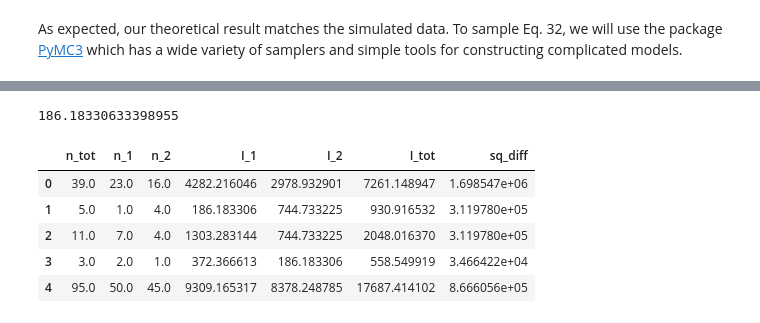
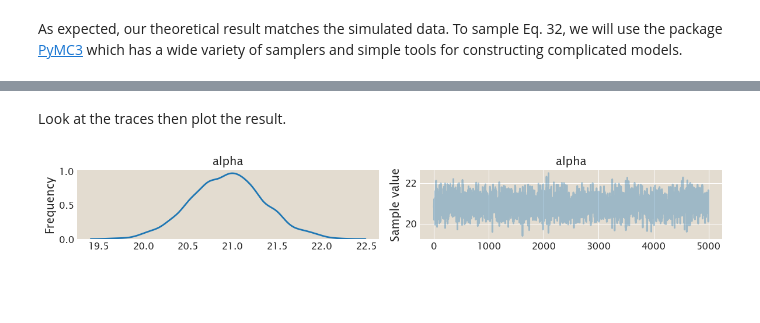
Before and after one commit to RPGroup-PBoC/mscl_survival, a Jupyter notebook: code/calibration_factor_parameter_estimation.ipynb, the cells around one changed output, grey strips where cells are left out. Drawn from its saved outputs; the diff is of its cells as text; code cells hidden in the pictures; blank space fills up the shorter version.

```diff
--- a/code/calibration_factor_parameter_estimation.ipynb
+++ b/code/calibration_factor_parameter_estimation.ipynb
@@ -230,12 +239,9 @@ Rather than jumping immediately into analyzing *real* data, we can test it on so
 To ensure that this type of inference is appropriate, we will generate a fake data set in which the calibration factor and the background fluorescence is known *a priori*. We can choose values that are physically realistic, as is done in the code cell below.
 # %%
 # Set the parameters to generate the data set.
-n_cells = 200
+n_cells = 1000
 max_proteins = 100
-sigma = 20
-alpha_seed = np.random.normal(200, sigma)
-# alpha_seed = 50
-# alpha_0 = 0
+alpha_seed = np.random.normal(50, 10)
 
 # Set the parent protein copy numbers and partition into children.
 n_tot = (np.random.rand(n_cells) * max_proteins).astype(int)
@@ -279,5 +284,26 @@ _ = ax.legend(loc='upper left')
 # %% [markdown]
 As expected, our theoretical result matches the simulated data. To sample Eq. 32, we will use the package [PyMC3]() which has a wide variety of samplers and simple tools for constructing complicated models.
+# %%
+class MarginalizedBivariateNormal(pm.Continuous):
+    """
+    A bivariate Normal distribution after marginalization of sigma.
+
+    g(µ1, µ2, k| y1, y2) = (Σ((y1 - μ1)^2 + (y2 - μ2)^2))^(-k/2)
+
+    Parameters
+    ----------
+    mu1, mu2 : PyMC3 RV objects
+        The two means of the components of the distribution.
+
+    """
+    def __init__(self, mu_array=None, ntot=None, *args, **kwargs):
+        super(MarginalizedBivariateNormal, self).__init__(*args, **kwargs)
+        self.mu_array = mu_array = pm.theanof.floatX(tt.as_tensor_variable(mu_array))
+
+    def logp(self, values):
+        k = values[0].shape[-1]
+        mu_array = self.mu_array
+        return -0.5 * k * tt.log(tt.sum((values - mu_array)**2))
 # %%
 # Define the model.
 with pm.Model() as model:
@@ -329,4 +331,4 @@ with pm.Model() as model:
 # %%
 with model:
-    trace = pm.sample(draws=50000, tune=10000, njobs=1)
+    trace = pm.sample(draws=5000, tune=100000)
 # %% [output]
@@ -343,13 +338,8 @@ WARNING:root:Too few points to create valid contours
-# %%
-alpha_seed
-# %% [output]
-186.18330633398955
-# %%
-df.head()
-# %% [output]
-|  | n_tot | n_1 | n_2 | I_1 | I_2 | I_tot | sq_diff |
-| 0 | 39.0 | 23.0 | 16.0 | 4282.216046 | 2978.932901 | 7261.148947 | 1.698547e+06 |
-| 1 | 5.0 | 1.0 | 4.0 | 186.183306 | 744.733225 | 930.916532 | 3.119780e+05 |
-| 2 | 11.0 | 7.0 | 4.0 | 1303.283144 | 744.733225 | 2048.016370 | 3.119780e+05 |
-| 3 | 3.0 | 2.0 | 1.0 | 372.366613 | 186.183306 | 558.549919 | 3.466422e+04 |
-| 4 | 95.0 | 50.0 | 45.0 | 9309.165317 | 8378.248785 | 17687.414102 | 8.666056e+05 |
+# %% [markdown]
+ Look at the traces then plot the result.
+# %%
+trace_df = pm.trace_to_dataframe(trace)
+trace_df['logp'] = pm.stats._log_post_trace(trace, model=model).sum(axis=1)
+_ = pm.traceplot(trace, varnames=['alpha'])
+# %% [output]
+[figure, added]
```
Also changed, not shown: parts of 13 cells of this notebook, 3 other files.
